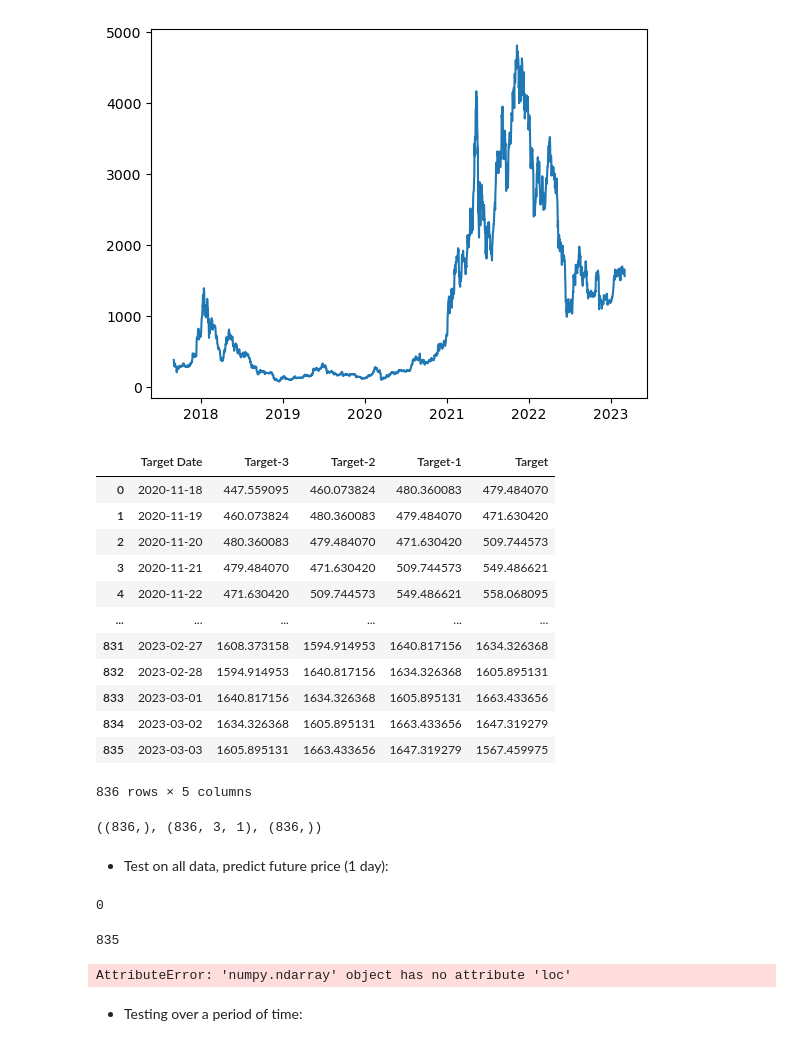
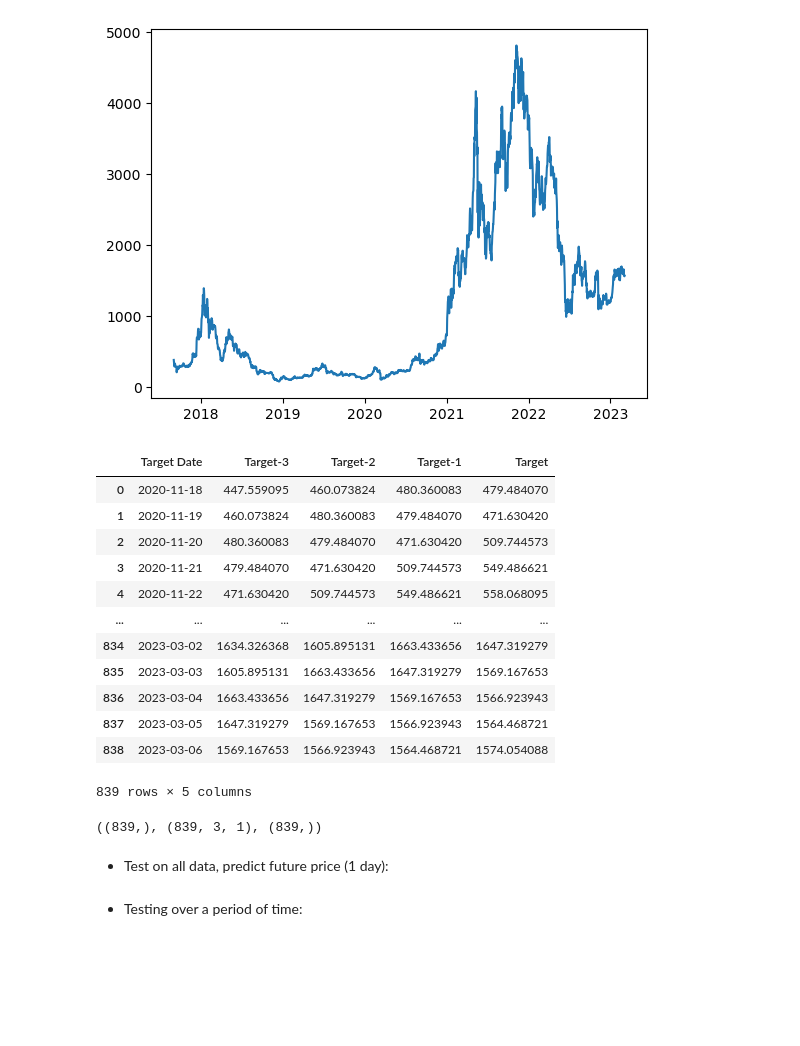
Before and after one commit to AGralin/LSTM_ETH, a Jupyter notebook: Notebooks/ETH_LSTMs_test.ipynb, the cells around one changed output. Cells and saved outputs as stored; diff of their text form; code cells hidden in the pictures; blank space fills up the shorter version.

```diff
--- a/Notebooks/ETH_LSTMs_test.ipynb
+++ b/Notebooks/ETH_LSTMs_test.ipynb
@@ -6,7 +6,7 @@ import pandas as pd
 ohlc_df = san.get(
 'ohlc/ethereum',
 from_date='2017-09-01',
-to_date='2023-03-03', # TODAY (Change after 00:00:00 GMT OR 18:00:00 CST)
+to_date='2023-03-07', # TODAY (Change after 00:00:00 GMT OR 18:00:00 CST)
 interval='1d')
 d_f = pd.DataFrame(ohlc_df)
 d_f = d_f.rename(columns={'closePriceUsd':'Close','highPriceUsd':'High','lowPriceUsd':'Low','openPriceUsd':'Open'})
@@ -79,41 +79,41 @@ def df_to_windowed_df(dataframe, first_date_str, last_date_str, n=3):
 
     target_date = next_date
 
     if target_date == last_date:
       last_time = True
 
   ret_df = pd.DataFrame({})
   ret_df['Target Date'] = dates
 
   X = np.array(X)
   for i in range(0, n):
     X[:, i]
     ret_df[f'Target-{n-i}'] = X[:, i]
 
   ret_df['Target'] = Y
 
   return ret_df
 
-# Start day second time around: '2021-03-25'
+# change to today after 00:00 GMT
 windowed_df = df_to_windowed_df(d_f,
                                 '2020-11-18',
-                                '2023-03-03',
+                                '2023-03-07',
                                 n=3)
 windowed_df
 # %% [output]
 |  | Target Date | Target-3 | Target-2 | Target-1 | Target |
 | 0 | 2020-11-18 | 447.559095 | 460.073824 | 480.360083 | 479.484070 |
 | 1 | 2020-11-19 | 460.073824 | 480.360083 | 479.484070 | 471.630420 |
 | 2 | 2020-11-20 | 480.360083 | 479.484070 | 471.630420 | 509.744573 |
 | 3 | 2020-11-21 | 479.484070 | 471.630420 | 509.744573 | 549.486621 |
 | 4 | 2020-11-22 | 471.630420 | 509.744573 | 549.486621 | 558.068095 |
 | ... | ... | ... | ... | ... | ... |
-| 831 | 2023-02-27 | 1608.373158 | 1594.914953 | 1640.817156 | 1634.326368 |
-| 832 | 2023-02-28 | 1594.914953 | 1640.817156 | 1634.326368 | 1605.895131 |
-| 833 | 2023-03-01 | 1640.817156 | 1634.326368 | 1605.895131 | 1663.433656 |
 | 834 | 2023-03-02 | 1634.326368 | 1605.895131 | 1663.433656 | 1647.319279 |
-| 835 | 2023-03-03 | 1605.895131 | 1663.433656 | 1647.319279 | 1567.459975 |
+| 835 | 2023-03-03 | 1605.895131 | 1663.433656 | 1647.319279 | 1569.167653 |
+| 836 | 2023-03-04 | 1663.433656 | 1647.319279 | 1569.167653 | 1566.923943 |
+| 837 | 2023-03-05 | 1647.319279 | 1569.167653 | 1566.923943 | 1564.468721 |
+| 838 | 2023-03-06 | 1569.167653 | 1566.923943 | 1564.468721 | 1574.054088 |
-836 rows × 5 columns
+839 rows × 5 columns
 # %%
 def windowed_df_to_date_X_y(windowed_dataframe):
   df_as_np = windowed_dataframe.to_numpy()
@@ -131,29 +131,9 @@ dates, X, y = windowed_df_to_date_X_y(windowed_df)
 
 dates.shape, X.shape, y.shape
 # %% [output]
-((836,), (836, 3, 1), (836,))
+((839,), (839, 3, 1), (839,))
 # %% [markdown]
 - Test on all data, predict future price (1 day):
-# %%
-# start of the training period
-y2 = pd.DataFrame(y)
-training_begin = y2.index.min()
-# ending period for the training data with an offset of 40 months
-training_end = y2.index.max()
-display(training_begin)
-display(training_end)
-# %% [output]
-0
-835
-# %%
-# Generate the X_train and y_train DataFrames
-X_train = pd.DataFrame(X.loc[training_begin:training_end])
-y_train = pd.DataFrame(y.loc[training_begin:training_end])
-X_test = pd.DataFrame(X.loc[training_end:])
-y_test = pd.DataFrame(y.loc[training_end:])
-X_test.head()
-# %% [output]
-AttributeError: 'numpy.ndarray' object has no attribute 'loc'
 # %% [markdown]
 - Testing over a period of time:
 # %%
```
Also changed, not shown: parts of 7 cells of this notebook, 1 other file.
